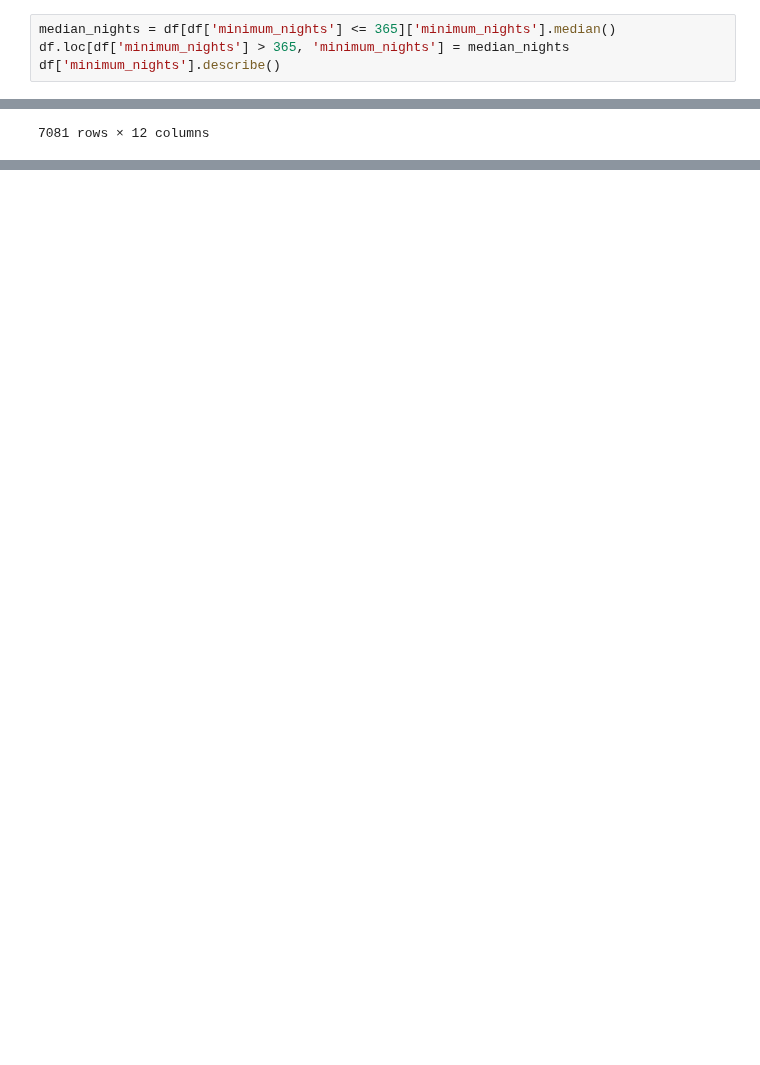
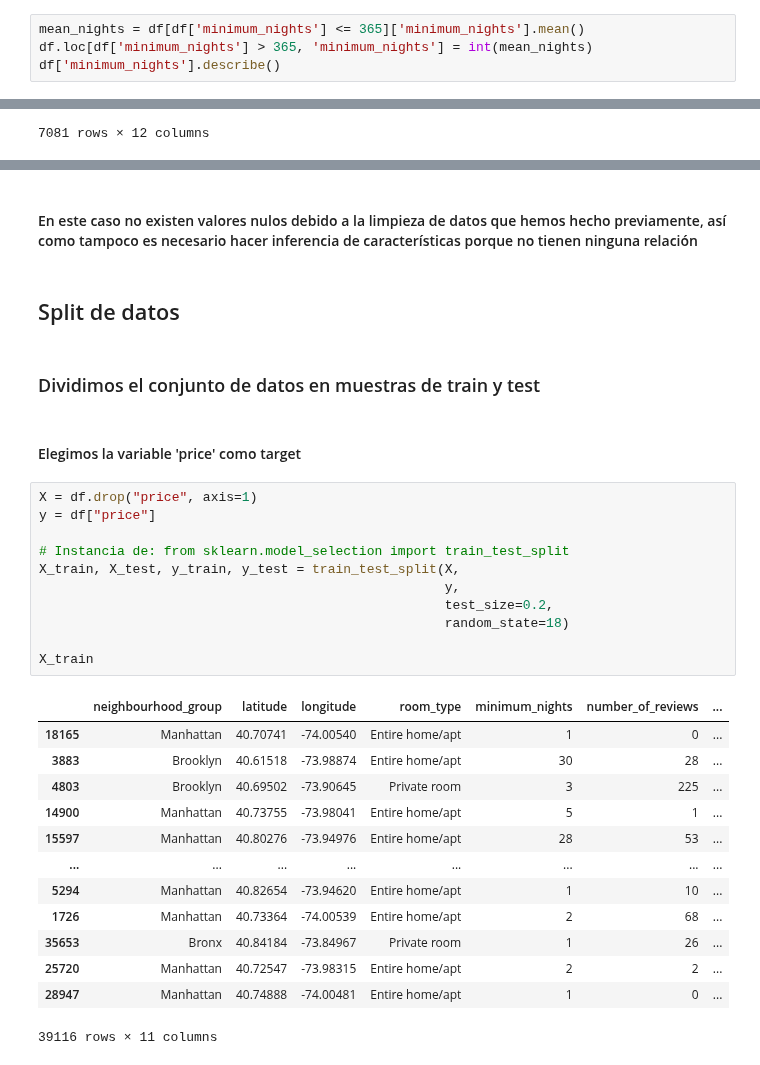
Before and after one commit to 4GeeksAcademy/sayons-intro-ml-new, a Jupyter notebook: src/eda-airbnd-ny.ipynb, the cells around one changed output, grey strips where cells are left out. Saved outputs shown, nothing was run; the diff lists cells and outputs as text; blank space fills up the shorter version.

```diff
--- a/src/eda-airbnd-ny.ipynb
+++ b/src/eda-airbnd-ny.ipynb
@@ -525,6 +586,6 @@ plt.show()
 # %%
-median_nights = df[df['minimum_nights'] <= 365]['minimum_nights'].median()
-df.loc[df['minimum_nights'] > 365, 'minimum_nights'] = median_nights
+mean_nights = df[df['minimum_nights'] <= 365]['minimum_nights'].mean()
+df.loc[df['minimum_nights'] > 365, 'minimum_nights'] = int(mean_nights)
 df['minimum_nights'].describe()
 # %% [output]
 count    48895.000000
@@ -600,0 +681,33 @@ df.loc[df['host_name'] == 'Sonder (NYC)'] # Resulta ser una inmobiliaria que tie
+# %% [markdown]
+#### En este caso no existen valores nulos debido a la limpieza de datos que hemos hecho previamente, así como tampoco es necesario hacer inferencia de características porque no tienen ninguna relación
+# %% [markdown]
+## Split de datos
+# %% [markdown]
+### Dividimos el conjunto de datos en muestras de train y test
+# %% [markdown]
+#### Elegimos la variable 'price' como target
+# %%
+X = df.drop("price", axis=1)
+y = df["price"]
+
+# Instancia de: from sklearn.model_selection import train_test_split
+X_train, X_test, y_train, y_test = train_test_split(X,
+                                                    y,
+                                                    test_size=0.2,
+                                                    random_state=18)
+
+X_train
+# %% [output]
+|  | neighbourhood_group | latitude | longitude | room_type | minimum_nights | number_of_reviews | ... |
+| 18165 | Manhattan | 40.70741 | -74.00540 | Entire home/apt | 1 | 0 | ... |
+| 3883 | Brooklyn | 40.61518 | -73.98874 | Entire home/apt | 30 | 28 | ... |
+| 4803 | Brooklyn | 40.69502 | -73.90645 | Private room | 3 | 225 | ... |
+| 14900 | Manhattan | 40.73755 | -73.98041 | Entire home/apt | 5 | 1 | ... |
+| 15597 | Manhattan | 40.80276 | -73.94976 | Entire home/apt | 28 | 53 | ... |
+| ... | ... | ... | ... | ... | ... | ... | ... |
+| 5294 | Manhattan | 40.82654 | -73.94620 | Entire home/apt | 1 | 10 | ... |
+| 1726 | Manhattan | 40.73364 | -74.00539 | Entire home/apt | 2 | 68 | ... |
+| 35653 | Bronx | 40.84184 | -73.84967 | Private room | 1 | 26 | ... |
+| 25720 | Manhattan | 40.72547 | -73.98315 | Entire home/apt | 2 | 2 | ... |
+| 28947 | Manhattan | 40.74888 | -74.00481 | Entire home/apt | 1 | 0 | ... |
+39116 rows × 11 columns
```
Also changed, not shown: parts of 35 cells of this notebook, 2 other files.
